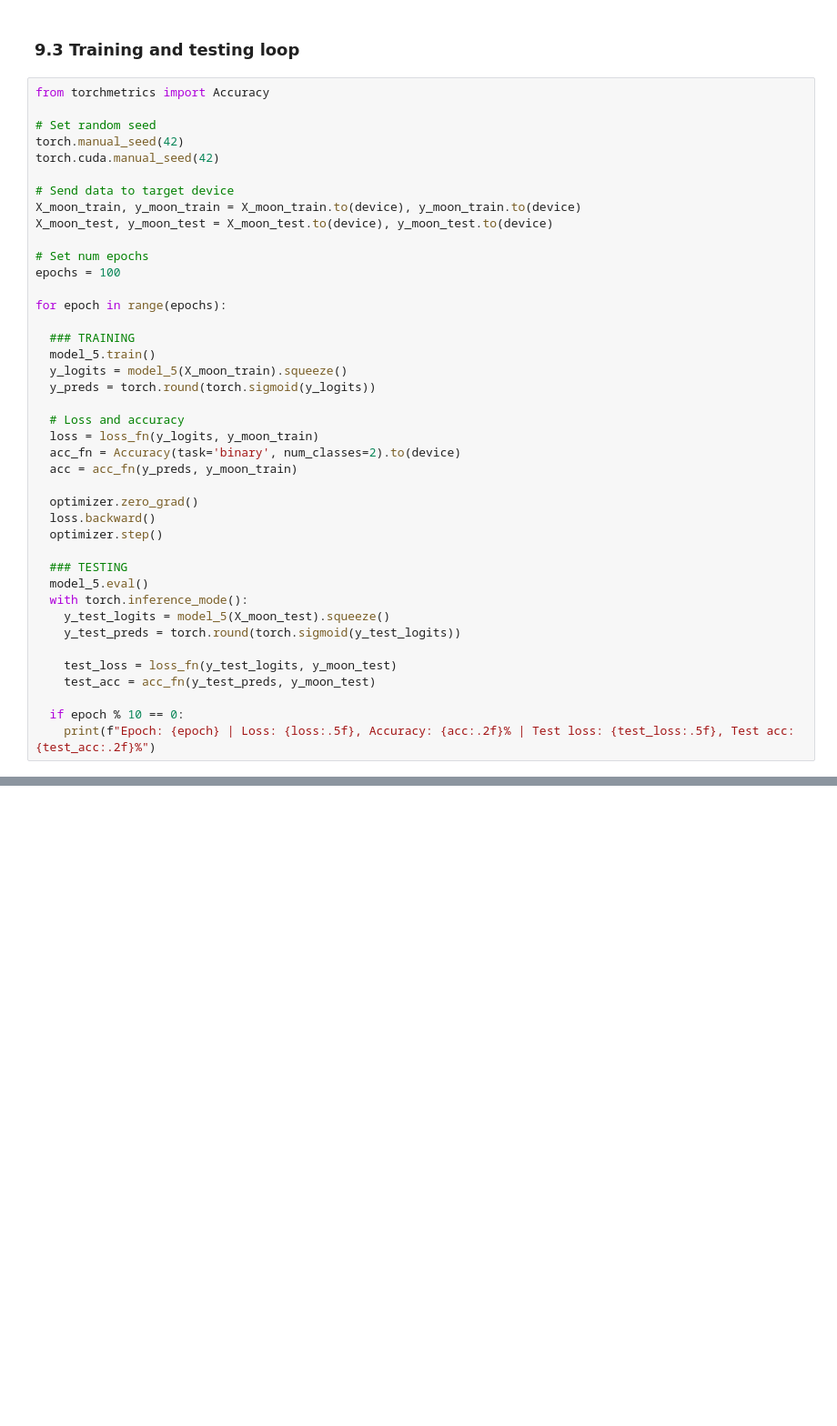
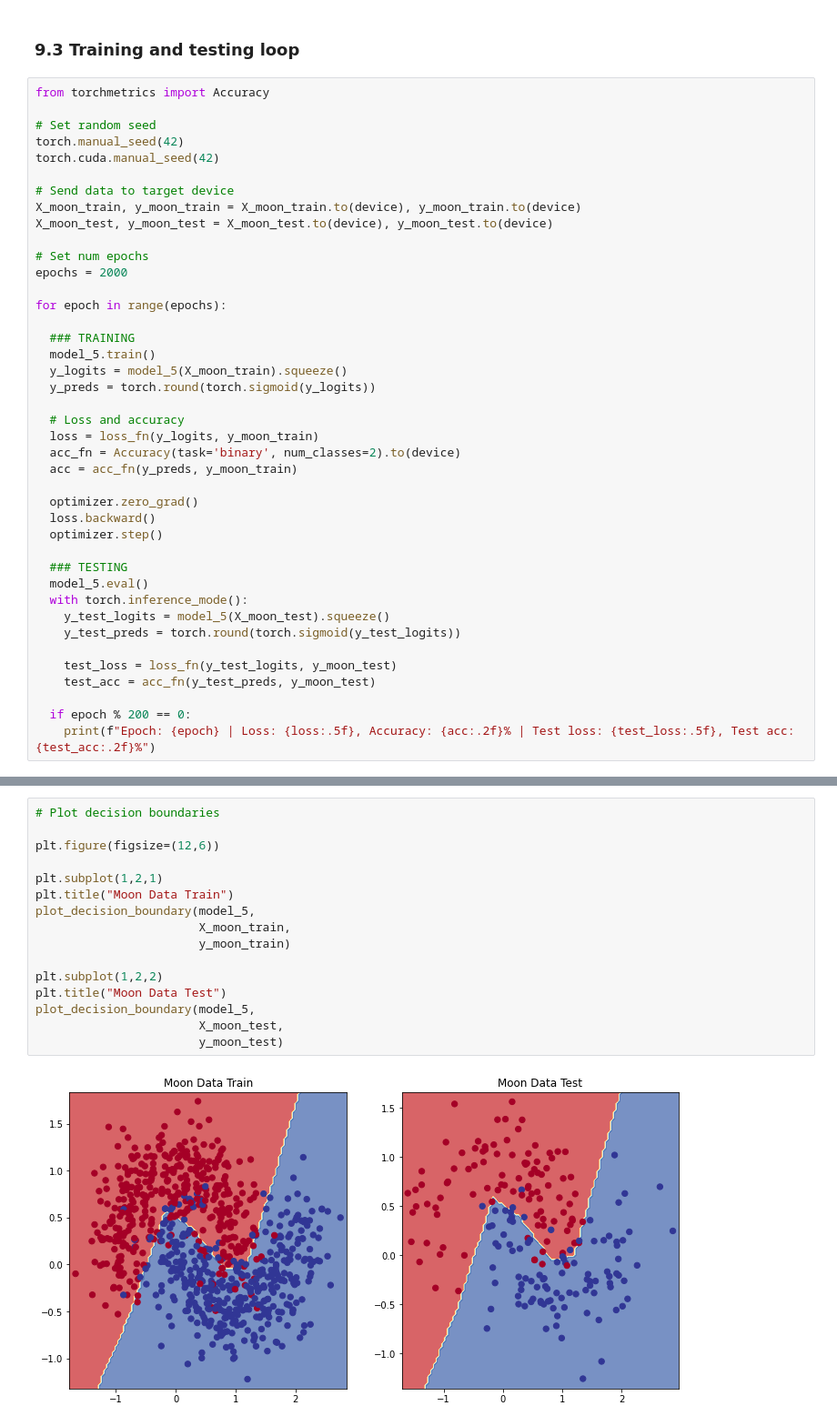
Before and after one commit to maronem/PyTorch, a Jupyter notebook: 02_neural_network_classification.ipynb, the cells around one changed output, grey strips where cells are left out. Shown at 91% size. Saved outputs shown, nothing was run; the diff lists cells and outputs as text; blank space fills up the shorter version.

```diff
--- a/02_neural_network_classification.ipynb
+++ b/02_neural_network_classification.ipynb
@@ -1440,7 +1443,7 @@ X_moon_train, y_moon_train = X_moon_train.to(device), y_moon_train.to(device)
 X_moon_test, y_moon_test = X_moon_test.to(device), y_moon_test.to(device)
 
 # Set num epochs
-epochs = 100
+epochs = 2000
 
 for epoch in range(epochs):
 
@@ -1467,7 +1470,7 @@ for epoch in range(epochs):
     test_loss = loss_fn(y_test_logits, y_moon_test)
     test_acc = acc_fn(y_test_preds, y_moon_test)
 
-  if epoch % 10 == 0:
+  if epoch % 200 == 0:
     print(f"Epoch: {epoch} | Loss: {loss:.5f}, Accuracy: {acc:.2f}% | Test loss: {test_loss:.5f}, Test acc: {test_acc:.2f}%")
 # %% [output]
 Epoch: 0 | Loss: 0.71225, Accuracy: 0.50% | Test loss: 0.70489, Test acc: 0.50%
@@ -1482,0 +1497,18 @@ Epoch: 90 | Loss: 0.44640, Accuracy: 0.83% | Test loss: 0.46223, Test acc: 0.80%
+# %%
+# Plot decision boundaries
+
+plt.figure(figsize=(12,6))
+
+plt.subplot(1,2,1)
+plt.title("Moon Data Train")
+plot_decision_boundary(model_5,
+                       X_moon_train,
+                       y_moon_train)
+
+plt.subplot(1,2,2)
+plt.title("Moon Data Test")
+plot_decision_boundary(model_5,
+                       X_moon_test,
+                       y_moon_test)
+# %% [output]
+[figure, added]
```
Also changed, not shown: parts of 19 cells of this notebook.
